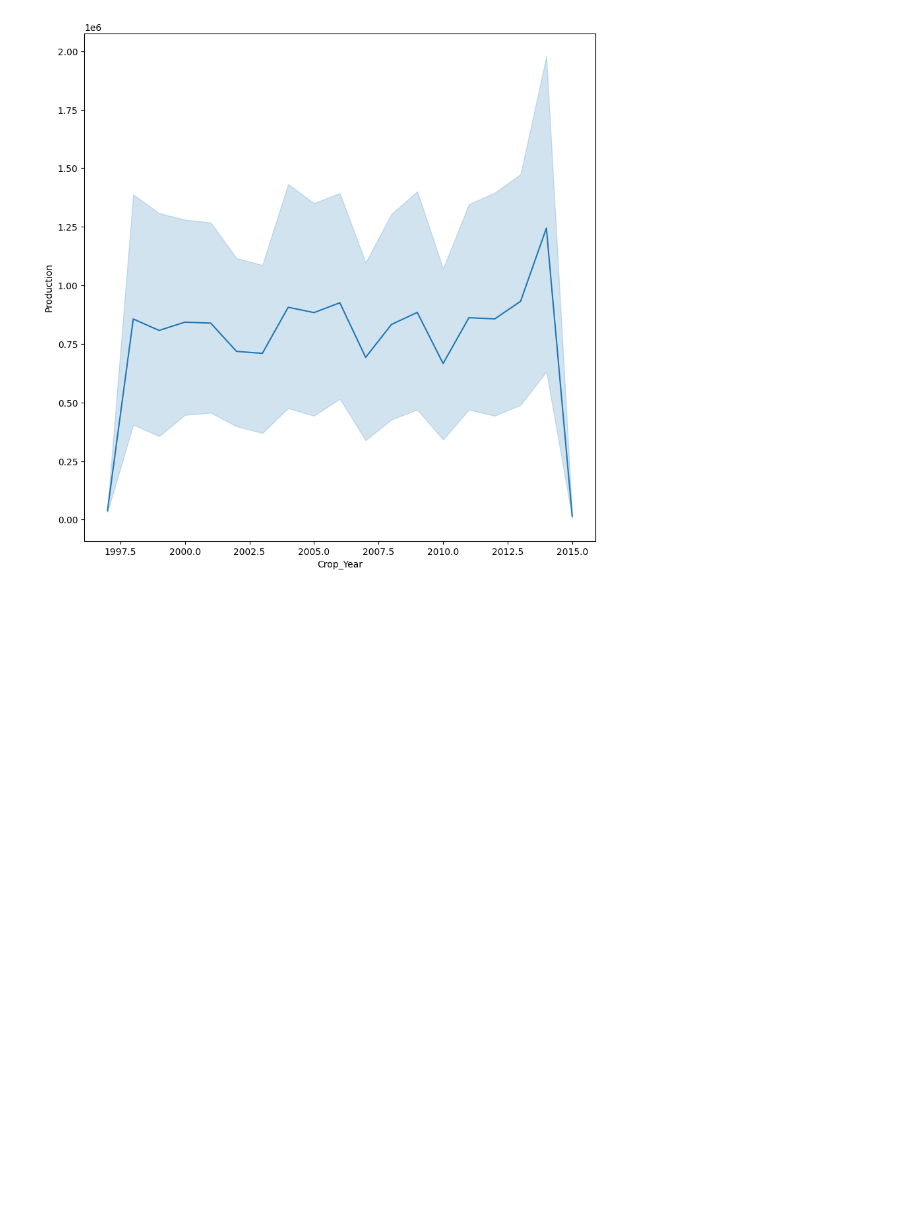
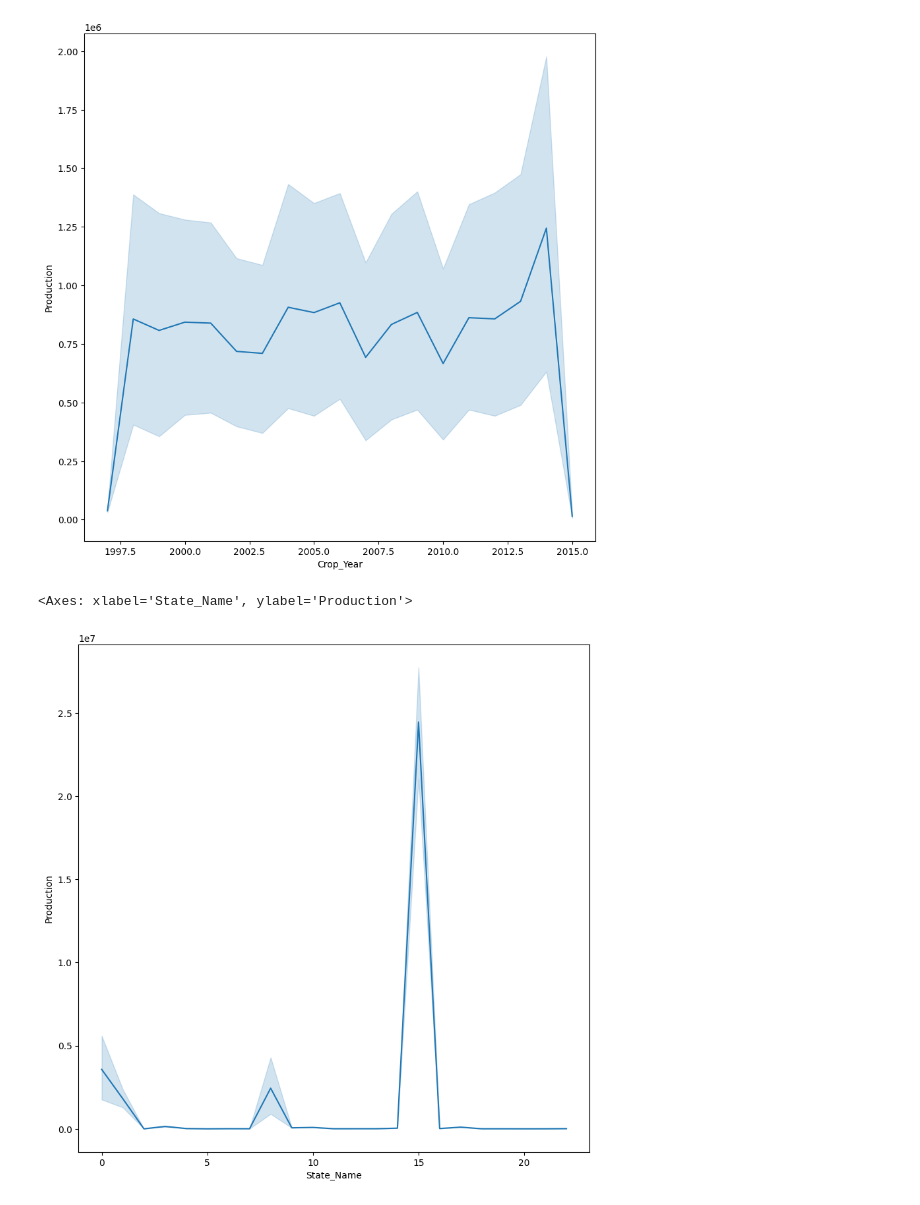
Before and after one commit to Swapnadeepgit/Data_Analytics, a Jupyter notebook: ESDPROJECT.ipynb, the cells around one changed output. Saved outputs shown, nothing was run; the diff lists cells and outputs as text; code cells hidden in the pictures; blank space fills up the shorter version.

```diff
--- a/ESDPROJECT.ipynb
+++ b/ESDPROJECT.ipynb
@@ -186,3 +186,10 @@ sns.lineplot(x='Crop_Year',y='Production',data=pro)
 # %% [output]
 <Axes: xlabel='Crop_Year', ylabel='Production'>
 [figure]
+# %%
+#linechart of production state wise
+plt.figure(figsize=(10,10))
+sns.lineplot(x='State_Name',y='Production',data=pro)
+# %% [output]
+<Axes: xlabel='State_Name', ylabel='Production'>
+[figure, added]
```
